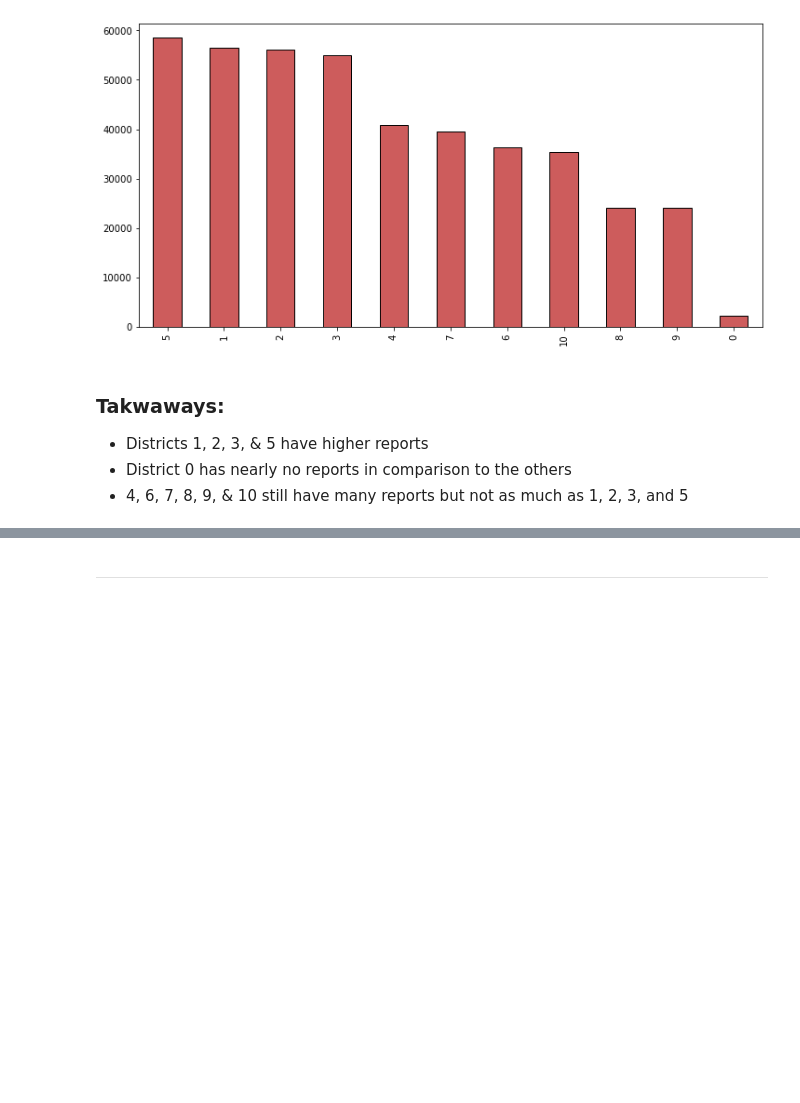
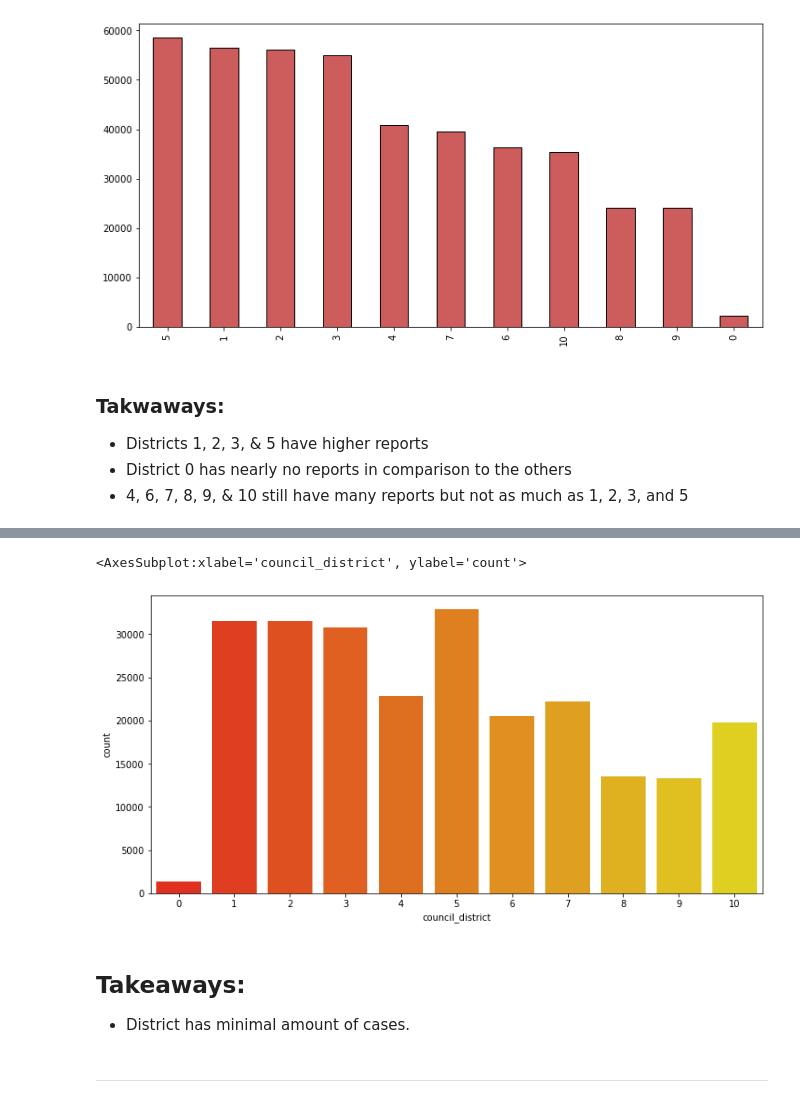
Before and after one commit to 3-1-1-Codeup/project, a Jupyter notebook: workbooks/caitlyn/explore.ipynb, the cells around one changed output, grey strips where cells are left out. Cells and saved outputs as stored; diff of their text form; code cells hidden in the pictures; blank space fills up the shorter version.

```diff
--- a/workbooks/caitlyn/explore.ipynb
+++ b/workbooks/caitlyn/explore.ipynb
@@ -111,3 +128,12 @@ df['council_district'].value_counts().plot.bar(color='indianred', edgecolor='bla
+# %%
+plt.figure(figsize=(12,6))
+sns.countplot(data=train, x=train.council_district, palette='autumn')
+# %% [output]
+<AxesSubplot:xlabel='council_district', ylabel='count'>
+[figure, added]
+# %% [markdown]
+## Takeaways:
+- District has minimal amount of cases.
 # %% [markdown]
 ___
 # %% [markdown]
```
Also changed, not shown: parts of 17 cells of this notebook.
